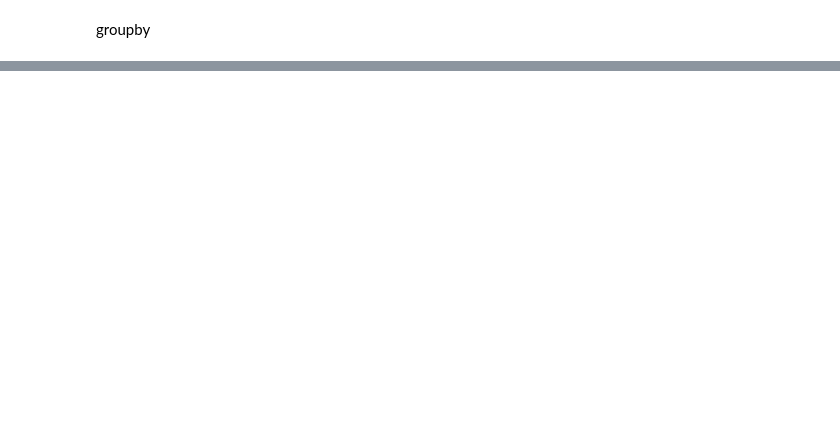
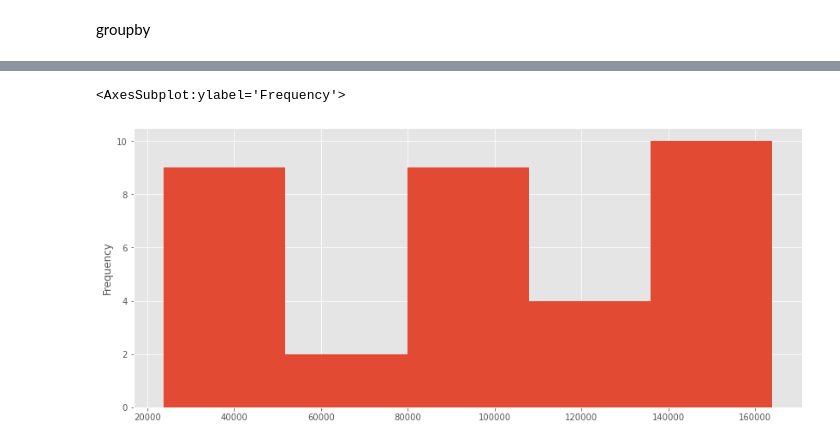
Before and after one commit to AsmitaMaurya24/python-data-sciene, a Jupyter notebook: data_science/data_analytics.ipynb, the cells around one changed output, grey strips where cells are left out. Cells and saved outputs as stored; diff of their text form; code cells hidden in the pictures; blank space fills up the shorter version.

```diff
--- a/data_science/data_analytics.ipynb
+++ b/data_science/data_analytics.ipynb
@@ -189,0 +220,5 @@ cdf
+# %%
+cdf.loc['Asia', years].plot(kind='hist', bins=5, figsize=(14,6))
+# %% [output]
+<AxesSubplot:ylabel='Frequency'>
+[figure, added]
```
Also changed, not shown: parts of 15 cells of this notebook, 1 other file.
